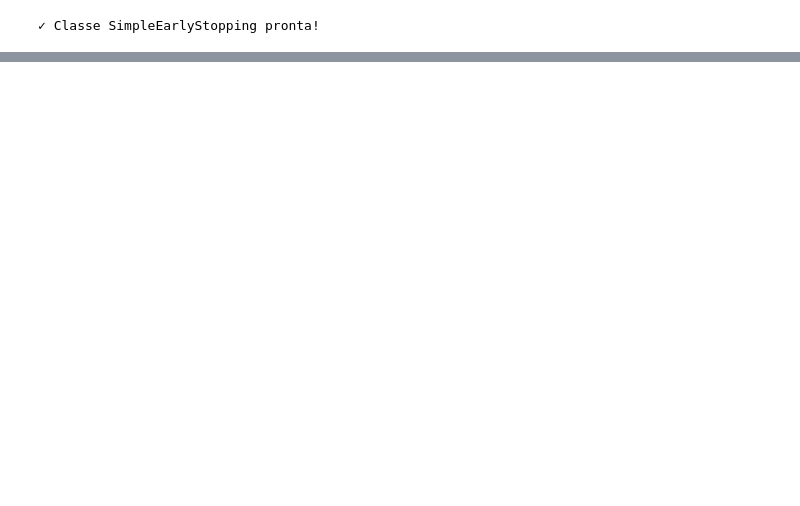
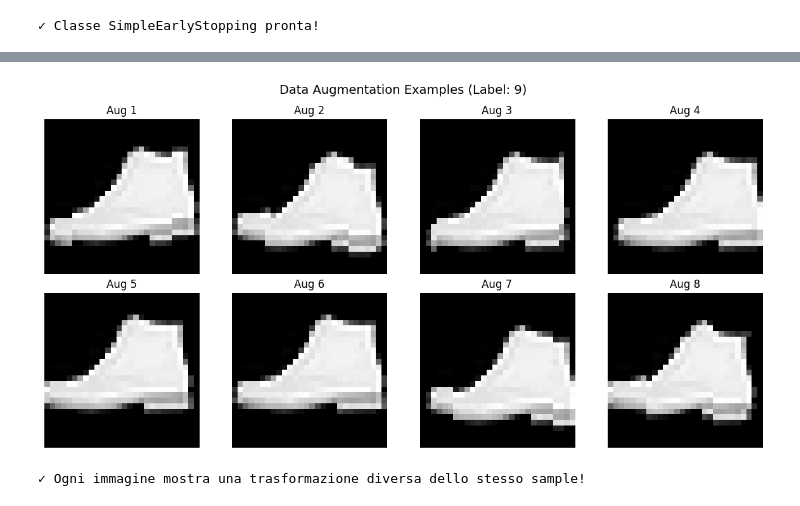
Before and after one commit to ghMellow/polito-mlvm, a Jupyter notebook: Lab1/Hyper-parameter_tuning.ipynb, the cells around one changed output, grey strips where cells are left out. Cells and saved outputs as stored; diff of their text form; code cells hidden in the pictures; blank space fills up the shorter version.

```diff
--- a/Lab1/Hyper-parameter_tuning.ipynb
+++ b/Lab1/Hyper-parameter_tuning.ipynb
@@ -533,0 +990,31 @@ Recent avg val loss: 0.0417
+# %%
+# Visualizza esempi di data augmentation
+import matplotlib.pyplot as plt
+
+# Prendi un sample dal dataset
+sample_idx = 42
+original_img, label = train_dataset_aug[sample_idx]
+
+# Mostra 8 versioni augmented della stessa immagine
+fig, axes = plt.subplots(2, 4, figsize=(12, 6))
+fig.suptitle(f'Data Augmentation Examples (Label: {label})', fontsize=14)
+
+for i, ax in enumerate(axes.flat):
+    # Ogni volta che accediamo al dataset, otteniamo una versione augmented diversa
+    aug_img, _ = train_dataset_aug[sample_idx]
+
+    # Denormalizza per visualizzazione
+    img_display = aug_img.squeeze().numpy() * 0.3081 + 0.1307
+    img_display = np.clip(img_display, 0, 1)
+
+    ax.imshow(img_display, cmap='gray')
+    ax.axis('off')
+    ax.set_title(f'Aug {i+1}')
+
+plt.tight_layout()
+plt.show()
+
+print("✓ Ogni immagine mostra una trasformazione diversa dello stesso sample!")
+# %% [output]
+[figure, added]
+✓ Ogni immagine mostra una trasformazione diversa dello stesso sample!
```
Also changed, not shown: parts of 60 cells of this notebook, 3 other files.
